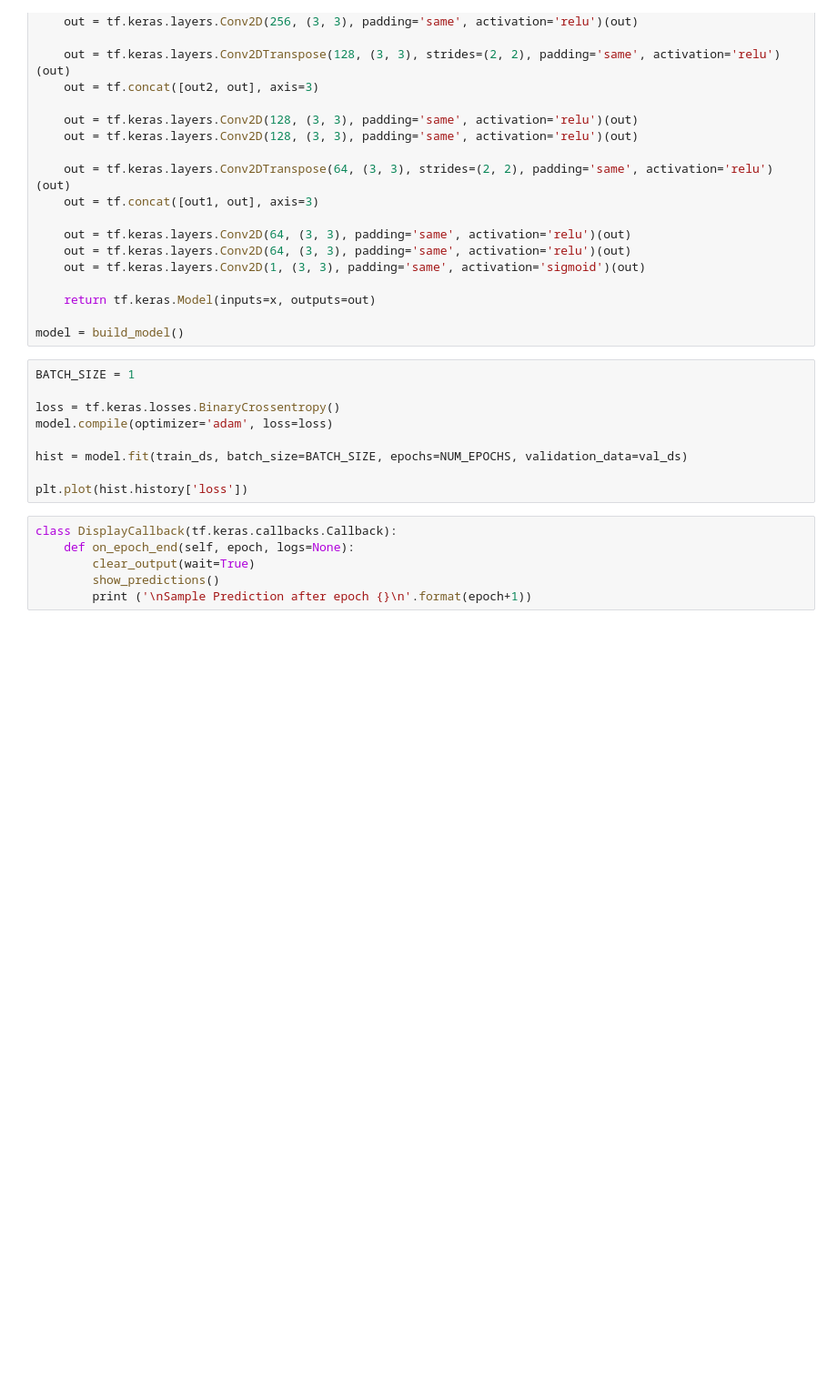
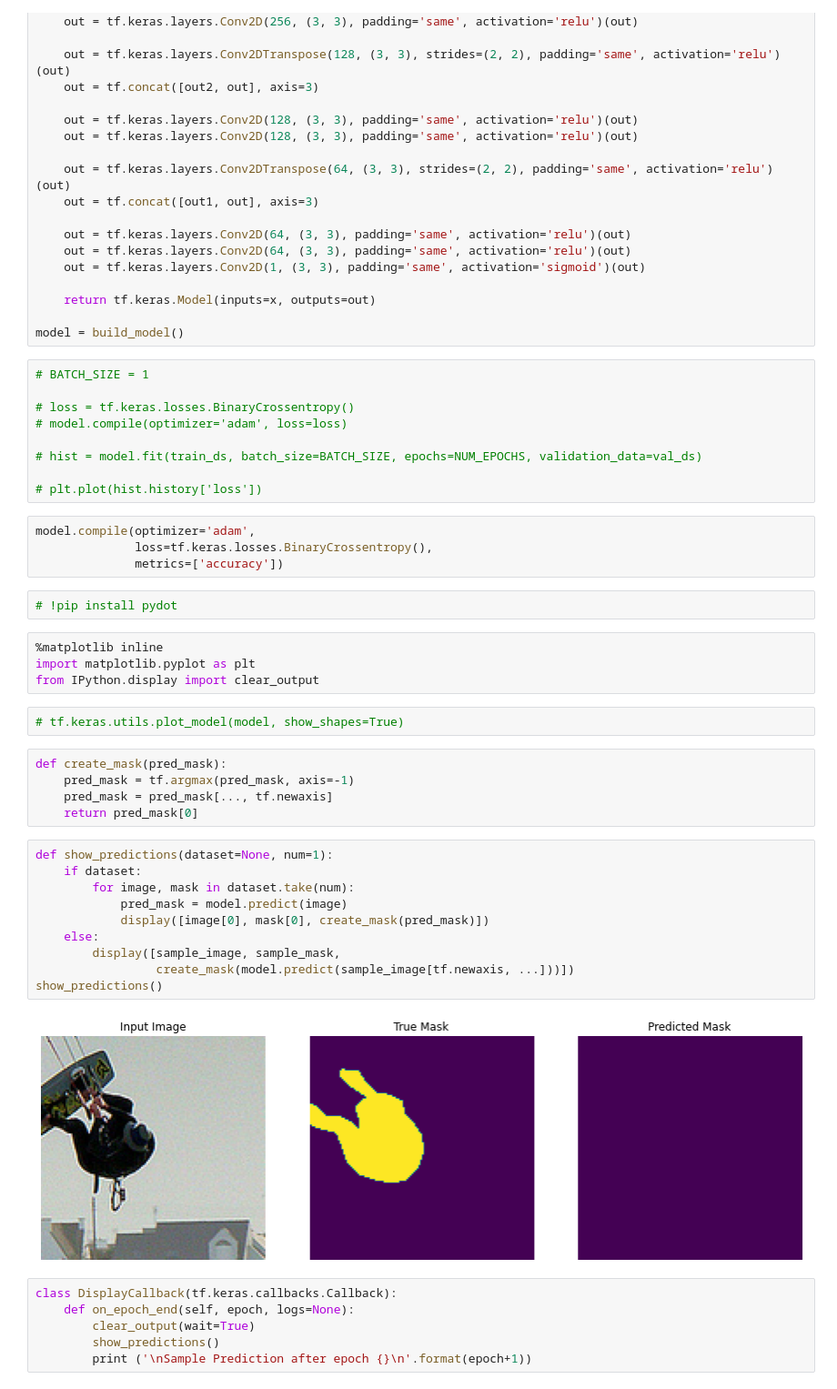
Before and after one commit to Iflgit/GB_CV, a Jupyter notebook: l4/hw4.ipynb, the cells around one changed output. Shown: that part at 91% size. Cells and saved outputs as stored; diff of their text form; blank space fills up the shorter version.

```diff
--- a/l4/hw4.ipynb
+++ b/l4/hw4.ipynb
@@ -250,14 +235,43 @@ def build_model():
 
 model = build_model()
 # %%
-BATCH_SIZE = 1
+# BATCH_SIZE = 1
 
-loss = tf.keras.losses.BinaryCrossentropy()
-model.compile(optimizer='adam', loss=loss)
+# loss = tf.keras.losses.BinaryCrossentropy()
+# model.compile(optimizer='adam', loss=loss)
 
-hist = model.fit(train_ds, batch_size=BATCH_SIZE, epochs=NUM_EPOCHS, validation_data=val_ds)
+# hist = model.fit(train_ds, batch_size=BATCH_SIZE, epochs=NUM_EPOCHS, validation_data=val_ds)
 
-plt.plot(hist.history['loss'])
+# plt.plot(hist.history['loss'])
+# %%
+model.compile(optimizer='adam',
+              loss=tf.keras.losses.BinaryCrossentropy(),
+              metrics=['accuracy'])
+# %%
+# !pip install pydot
+# %%
+%matplotlib inline
+import matplotlib.pyplot as plt
+from IPython.display import clear_output
+# %%
+# tf.keras.utils.plot_model(model, show_shapes=True)
+# %%
+def create_mask(pred_mask):
+    pred_mask = tf.argmax(pred_mask, axis=-1)
+    pred_mask = pred_mask[..., tf.newaxis]
+    return pred_mask[0]
+# %%
+def show_predictions(dataset=None, num=1):
+    if dataset:
+        for image, mask in dataset.take(num):
+            pred_mask = model.predict(image)
+            display([image[0], mask[0], create_mask(pred_mask)])
+    else:
+        display([sample_image, sample_mask,
+                 create_mask(model.predict(sample_image[tf.newaxis, ...]))])
+show_predictions()
+# %% [output]
+[figure, added]
 # %%
 class DisplayCallback(tf.keras.callbacks.Callback):
     def on_epoch_end(self, epoch, logs=None):
```
Also changed, not shown: parts of 4 cells of this notebook.
